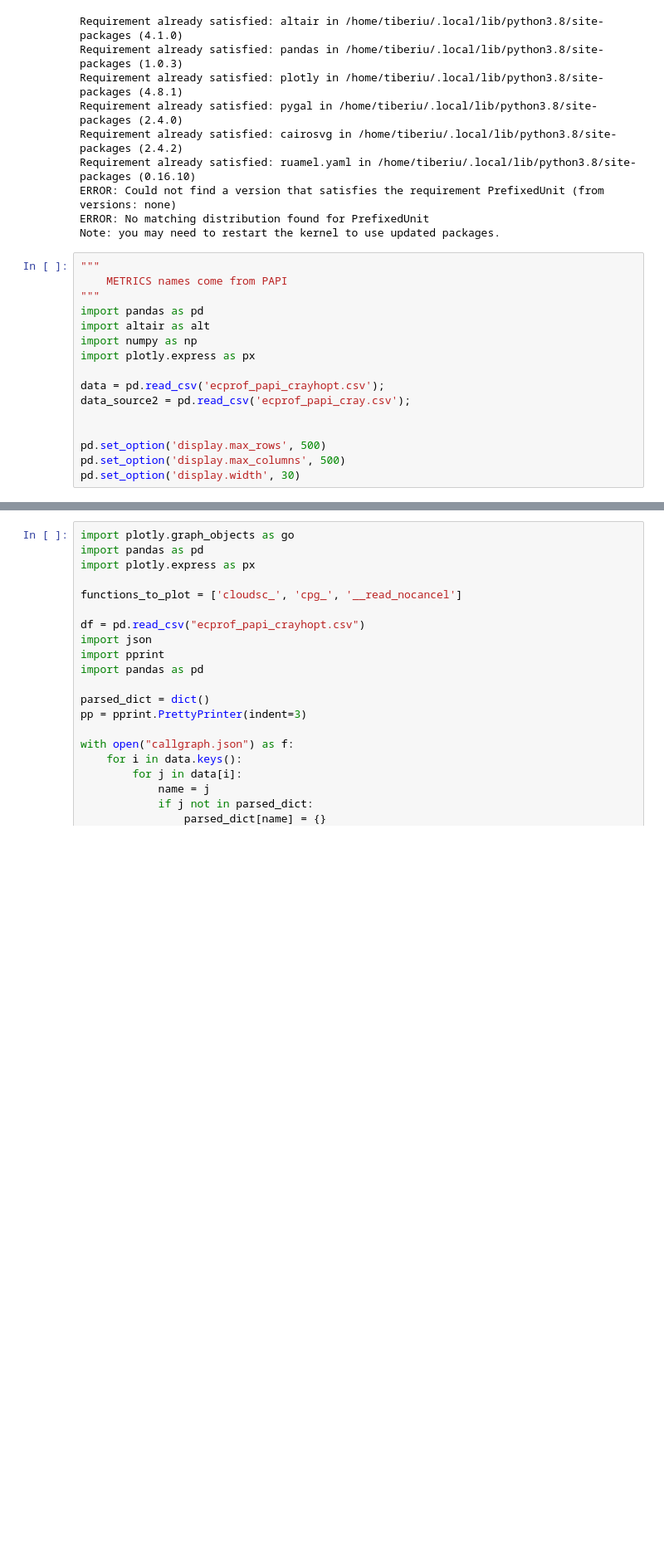
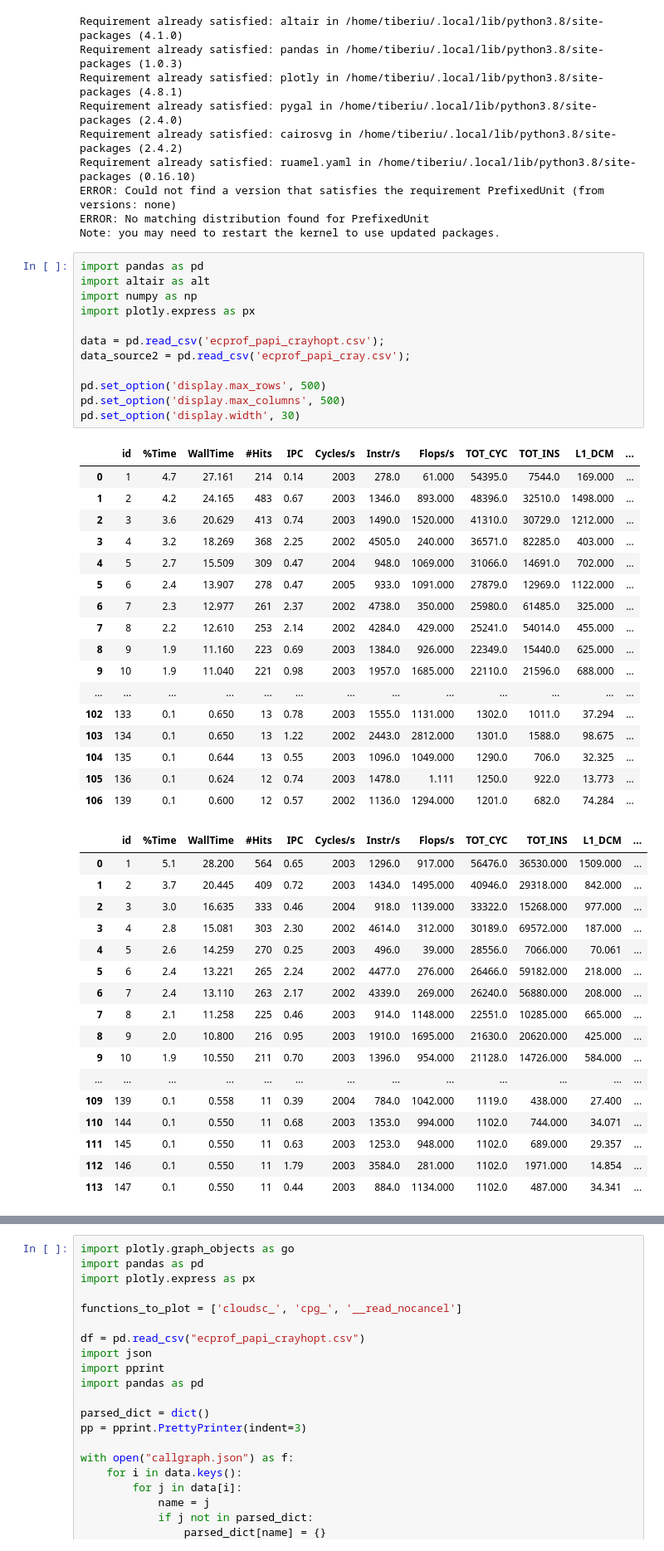
Before and after one commit to ECMWFCode4Earth/HPC-performance-profiling-tool, a Jupyter notebook: Experiment.ipynb, the cells around one changed output, grey strips where cells are left out. Shown at 83% size. Cells and saved outputs as stored; diff of their text form; blank space fills up the shorter version.

```diff
--- a/Experiment.ipynb
+++ b/Experiment.ipynb
@@ -11,21 +11,52 @@ ERROR: Could not find a version that satisfies the requirement PrefixedUnit (fro
 ERROR: No matching distribution found for PrefixedUnit
 Note: you may need to restart the kernel to use updated packages.
 # %%
-"""
-    METRICS names come from PAPI
-"""
 import pandas as pd
 import altair as alt
 import numpy as np
 import plotly.express as px
 
 data = pd.read_csv('ecprof_papi_crayhopt.csv');
 data_source2 = pd.read_csv('ecprof_papi_cray.csv');
 
-
 pd.set_option('display.max_rows', 500)
 pd.set_option('display.max_columns', 500)
 pd.set_option('display.width', 30)
+# %% [output]
+|  | id | %Time | WallTime | #Hits | IPC | Cycles/s | Instr/s | Flops/s | TOT_CYC | TOT_INS | L1_DCM | ... |
+| 0 | 1 | 4.7 | 27.161 | 214 | 0.14 | 2003 | 278.0 | 61.000 | 54395.0 | 7544.0 | 169.000 | ... |
+| 1 | 2 | 4.2 | 24.165 | 483 | 0.67 | 2003 | 1346.0 | 893.000 | 48396.0 | 32510.0 | 1498.000 | ... |
+| 2 | 3 | 3.6 | 20.629 | 413 | 0.74 | 2003 | 1490.0 | 1520.000 | 41310.0 | 30729.0 | 1212.000 | ... |
+| 3 | 4 | 3.2 | 18.269 | 368 | 2.25 | 2002 | 4505.0 | 240.000 | 36571.0 | 82285.0 | 403.000 | ... |
+| 4 | 5 | 2.7 | 15.509 | 309 | 0.47 | 2004 | 948.0 | 1069.000 | 31066.0 | 14691.0 | 702.000 | ... |
+| 5 | 6 | 2.4 | 13.907 | 278 | 0.47 | 2005 | 933.0 | 1091.000 | 27879.0 | 12969.0 | 1122.000 | ... |
+| 6 | 7 | 2.3 | 12.977 | 261 | 2.37 | 2002 | 4738.0 | 350.000 | 25980.0 | 61485.0 | 325.000 | ... |
+| 7 | 8 | 2.2 | 12.610 | 253 | 2.14 | 2002 | 4284.0 | 429.000 | 25241.0 | 54014.0 | 455.000 | ... |
+| 8 | 9 | 1.9 | 11.160 | 223 | 0.69 | 2003 | 1384.0 | 926.000 | 22349.0 | 15440.0 | 625.000 | ... |
+| 9 | 10 | 1.9 | 11.040 | 221 | 0.98 | 2003 | 1957.0 | 1685.000 | 22110.0 | 21596.0 | 688.000 | ... |
+| ... | ... | ... | ... | ... | ... | ... | ... | ... | ... | ... | ... | ... |
+| 102 | 133 | 0.1 | 0.650 | 13 | 0.78 | 2003 | 1555.0 | 1131.000 | 1302.0 | 1011.0 | 37.294 | ... |
+| 103 | 134 | 0.1 | 0.650 | 13 | 1.22 | 2002 | 2443.0 | 2812.000 | 1301.0 | 1588.0 | 98.675 | ... |
+| 104 | 135 | 0.1 | 0.644 | 13 | 0.55 | 2003 | 1096.0 | 1049.000 | 1290.0 | 706.0 | 32.325 | ... |
+| 105 | 136 | 0.1 | 0.624 | 12 | 0.74 | 2003 | 1478.0 | 1.111 | 1250.0 | 922.0 | 13.773 | ... |
+| 106 | 139 | 0.1 | 0.600 | 12 | 0.57 | 2002 | 1136.0 | 1294.000 | 1201.0 | 682.0 | 74.284 | ... |
+|  | id | %Time | WallTime | #Hits | IPC | Cycles/s | Instr/s | Flops/s | TOT_CYC | TOT_INS | L1_DCM | ... |
+| 0 | 1 | 5.1 | 28.200 | 564 | 0.65 | 2003 | 1296.0 | 917.000 | 56476.0 | 36530.000 | 1509.000 | ... |
+| 1 | 2 | 3.7 | 20.445 | 409 | 0.72 | 2003 | 1434.0 | 1495.000 | 40946.0 | 29318.000 | 842.000 | ... |
+| 2 | 3 | 3.0 | 16.635 | 333 | 0.46 | 2004 | 918.0 | 1139.000 | 33322.0 | 15268.000 | 977.000 | ... |
+| 3 | 4 | 2.8 | 15.081 | 303 | 2.30 | 2002 | 4614.0 | 312.000 | 30189.0 | 69572.000 | 187.000 | ... |
+| 4 | 5 | 2.6 | 14.259 | 270 | 0.25 | 2003 | 496.0 | 39.000 | 28556.0 | 7066.000 | 70.061 | ... |
+| 5 | 6 | 2.4 | 13.221 | 265 | 2.24 | 2002 | 4477.0 | 276.000 | 26466.0 | 59182.000 | 218.000 | ... |
+| 6 | 7 | 2.4 | 13.110 | 263 | 2.17 | 2002 | 4339.0 | 269.000 | 26240.0 | 56880.000 | 208.000 | ... |
+| 7 | 8 | 2.1 | 11.258 | 225 | 0.46 | 2003 | 914.0 | 1148.000 | 22551.0 | 10285.000 | 665.000 | ... |
+| 8 | 9 | 2.0 | 10.800 | 216 | 0.95 | 2003 | 1910.0 | 1695.000 | 21630.0 | 20620.000 | 425.000 | ... |
+| 9 | 10 | 1.9 | 10.550 | 211 | 0.70 | 2003 | 1396.0 | 954.000 | 21128.0 | 14726.000 | 584.000 | ... |
+| ... | ... | ... | ... | ... | ... | ... | ... | ... | ... | ... | ... | ... |
+| 109 | 139 | 0.1 | 0.558 | 11 | 0.39 | 2004 | 784.0 | 1042.000 | 1119.0 | 438.000 | 27.400 | ... |
+| 110 | 144 | 0.1 | 0.550 | 11 | 0.68 | 2003 | 1353.0 | 994.000 | 1102.0 | 744.000 | 34.071 | ... |
+| 111 | 145 | 0.1 | 0.550 | 11 | 0.63 | 2003 | 1253.0 | 948.000 | 1102.0 | 689.000 | 29.357 | ... |
+| 112 | 146 | 0.1 | 0.550 | 11 | 1.79 | 2003 | 3584.0 | 281.000 | 1102.0 | 1971.000 | 14.854 | ... |
+| 113 | 147 | 0.1 | 0.550 | 11 | 0.44 | 2003 | 884.0 | 1134.000 | 1102.0 | 487.000 | 34.341 | ... |
 # %%
 import numpy as np
 import matplotlib.pyplot as plt
```
Also changed, not shown: parts of 3 cells of this notebook, 1 other file.
